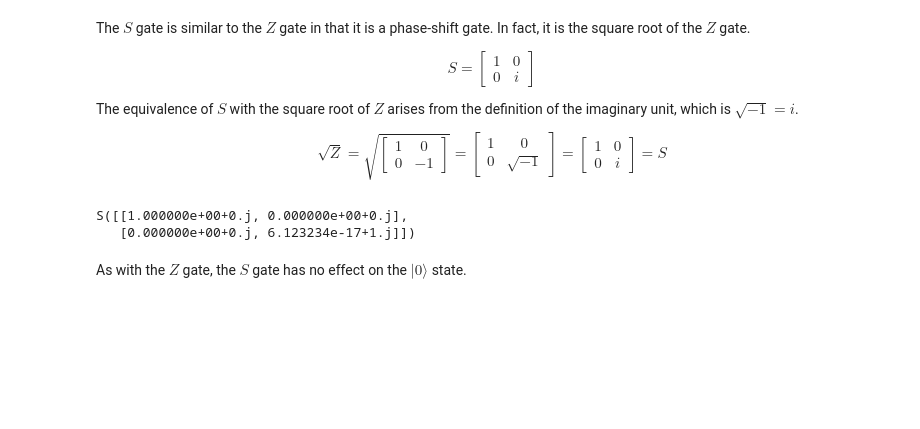
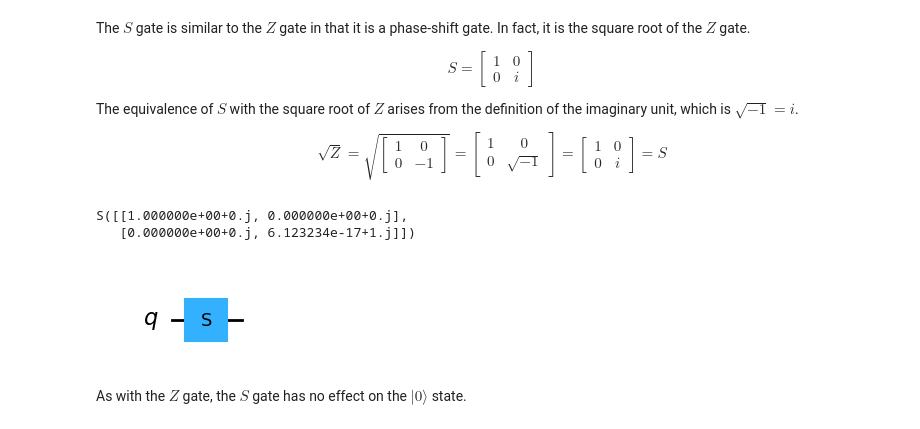
Before and after one commit to CarloLepelaars/q4p, a Jupyter notebook: nbs/02-gates.ipynb, the cells around one changed output. Drawn from its saved outputs; the diff is of its cells as text; code cells hidden in the pictures; blank space fills up the shorter version.

```diff
--- a/nbs/02-gates.ipynb
+++ b/nbs/02-gates.ipynb
@@ -469,6 +490,10 @@ S()
 # %% [output]
 S([[1.000000e+00+0.j, 0.000000e+00+0.j],
    [0.000000e+00+0.j, 6.123234e-17+1.j]])
+# %%
+S().draw(output="mpl")
+# %% [output]
+[figure, added]
 # %% [markdown]
 As with the $Z$ gate, the $S$ gate has no effect on the $|0\rangle$ state.
 # %%
```
Also changed, not shown: parts of 16 cells of this notebook.
